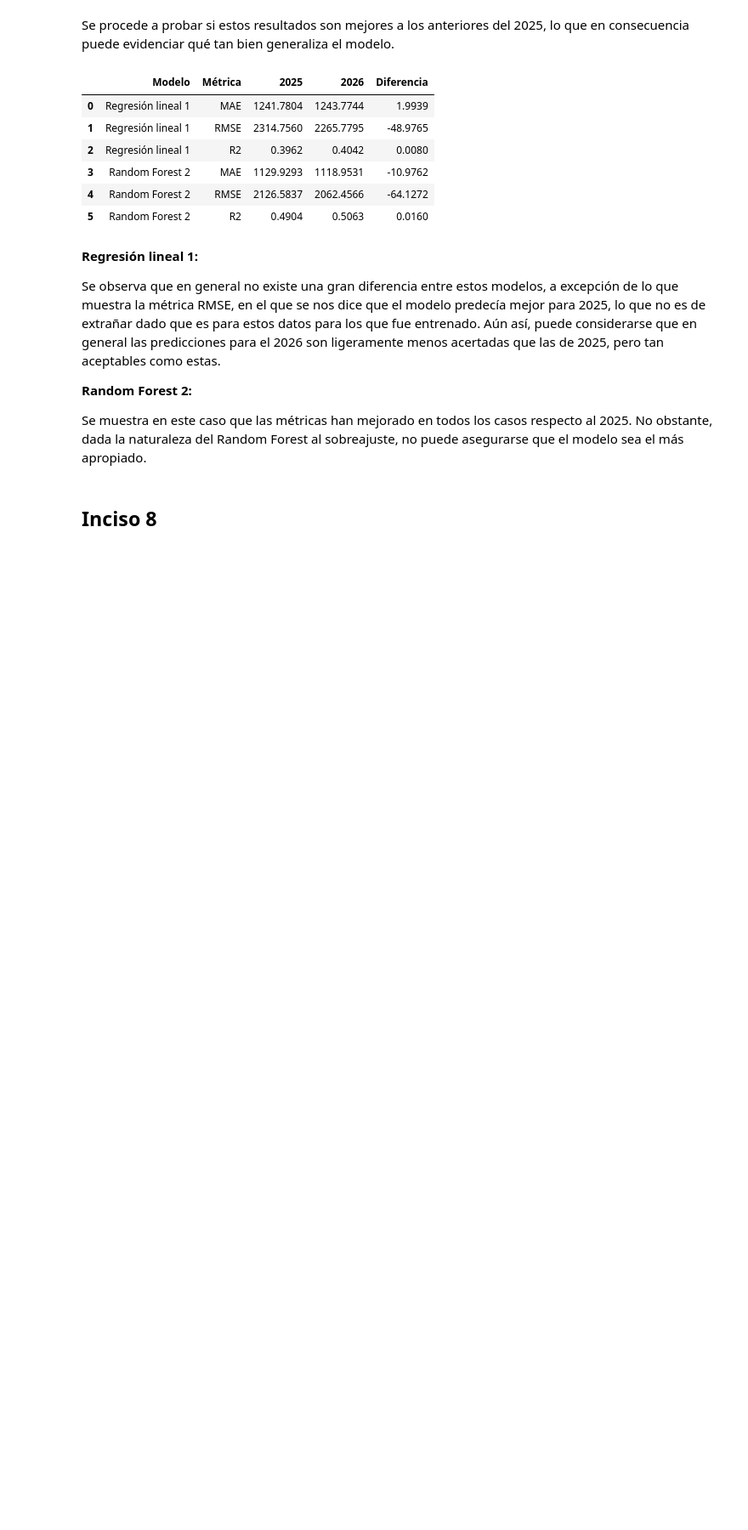
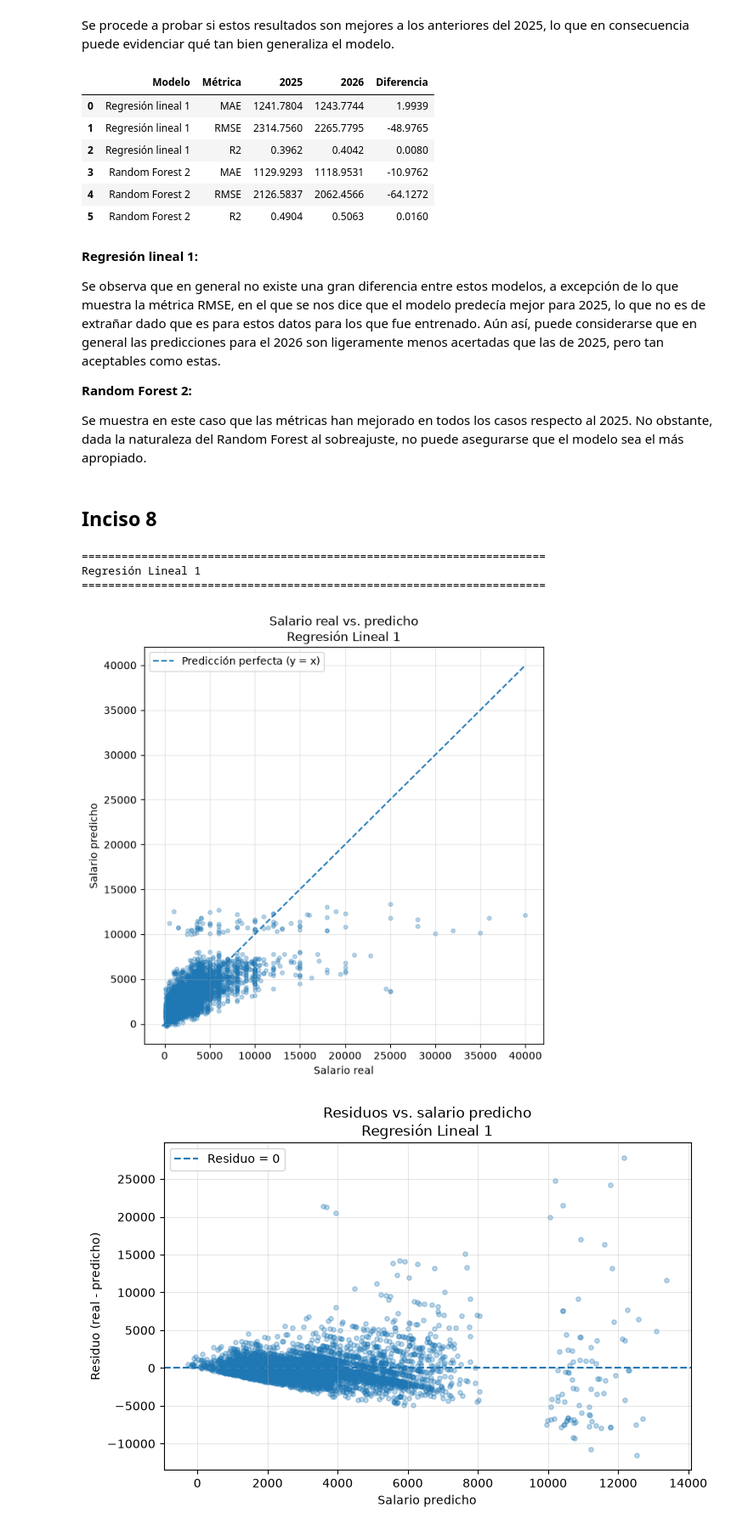
Before and after one commit to ricrod01/Laboratorio_7_DS, a Jupyter notebook: inciso_5_8.ipynb, the cells around one changed output. Shown at 85% size. Saved outputs shown, nothing was run; the diff lists cells and outputs as text; code cells hidden in the pictures; blank space fills up the shorter version.

Commit message:
Gráficos del inciso 8. Falta analisis
Se presentan las gráficas y tablas de los resultados de los 4 modelos. Falta realizar el análisis correspondiente.

```diff
--- a/inciso_5_8.ipynb
+++ b/inciso_5_8.ipynb
@@ -348,6 +348,13 @@ Se observa que en general no existe una gran diferencia entre estos modelos, a e
 Se muestra en este caso que las métricas han mejorado en todos los casos respecto al 2025. No obstante, dada la naturaleza del Random Forest al sobreajuste, no puede asegurarse que el modelo sea el más apropiado.
 # %% [markdown]
 ## Inciso 8
+# %%
+#Modelos para 2026 de los modelos faltantes
+#MODELO 2 REGRESION LINEAL
+pred_2026_lr2 = modelo_lr2.transform(df_2026)
+
+#MODELO 1 RANDOM FOREST
+pred_2026_rf1 = modelo_rf_1.transform(df_2026)
 # %%
 #Funciones para los cálculos de esta sección
 from pyspark.sql import functions as F
@@ -548,3 +555,47 @@ def errores_por_grupo(predicciones,columna_grupo):
     )
 
     return tabla
+# %%
+modelos_predicciones = {
+    "Regresión Lineal 1": pred_2026_lr1,
+    "Regresión Lineal 2": pred_2026_lr2,
+    "Random Forest 1": pred_2026_rf1,
+    "Random Forest 2": pred_2026_rf2
+}
+pred_2026_lr1_error = agregar_errores(pred_2026_lr1)
+# %%
+for nombre, predicciones in modelos_predicciones.items():
+
+    print("\n" + "=" * 70)
+    print(nombre)
+    print("=" * 70)
+
+# GRAFICO REAL VS. PREDICHO
+
+    grafico_real_predicho(predicciones, nombre)
+
+# GRAFICO DE RESIDUOS
+
+    grafico_residuos(predicciones,nombre)
+
+# NIVEL EDUCATIVO
+
+    print("\nErrores por nivel educativo:")
+
+    tabla_educacion = errores_por_grupo(predicciones,"nivel_educativo")
+
+    tabla_educacion.show(truncate=False)
+
+#DOMINIO
+
+    print("\nErrores por dominio:")
+
+    tabla_dominio = errores_por_grupo(predicciones,"dominio")
+
+    tabla_dominio.show(truncate=False)
+# %% [output]
+======================================================================
+Regresión Lineal 1
+======================================================================
+[figure, added]
+[figure, added]
```
Also changed, not shown: parts of 1 cell of this notebook.
